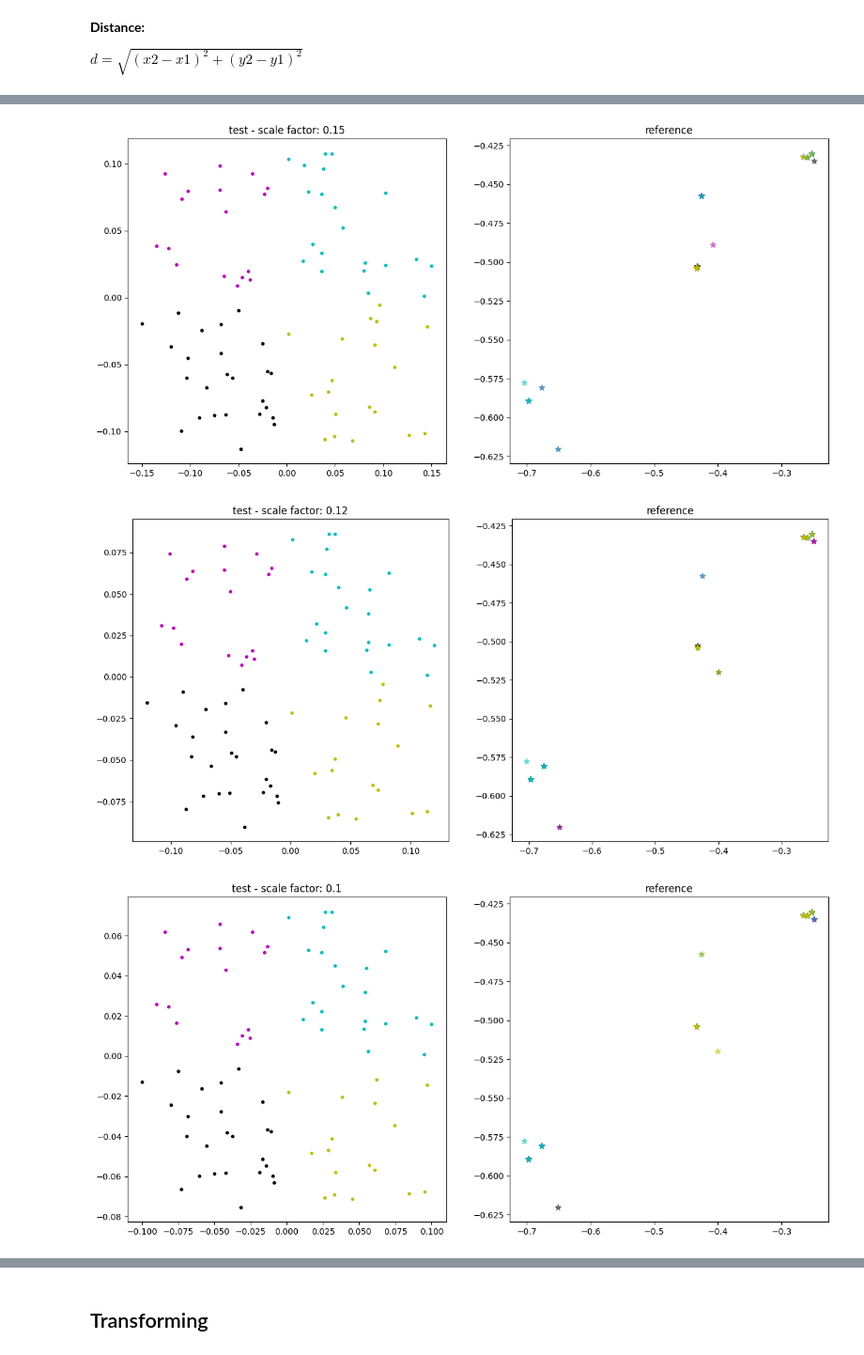
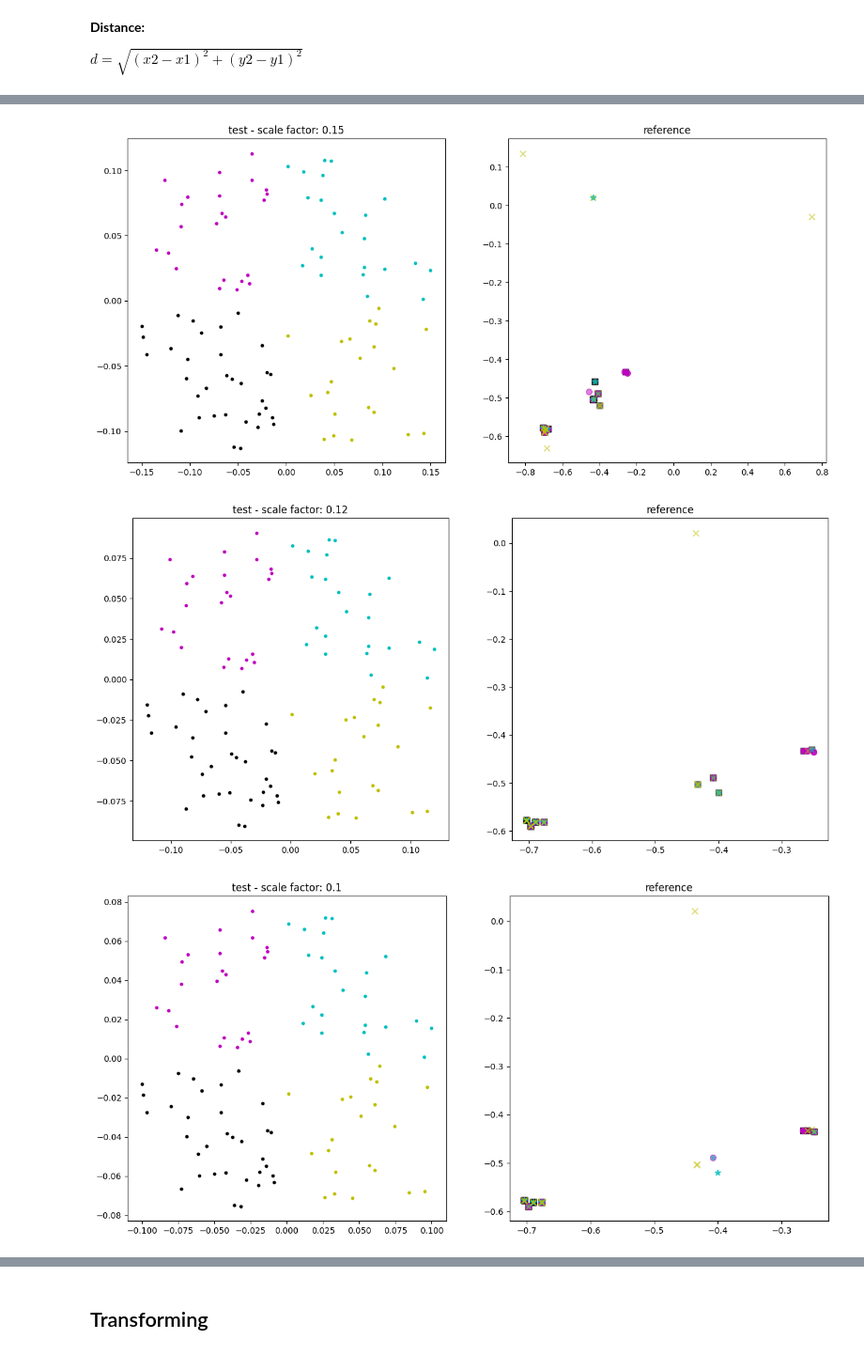
Before and after one commit to emilycardwell/find-my-star, a Jupyter notebook: testing.ipynb, the cells around one changed output, grey strips where cells are left out. Shown at 94% size. Cells and saved outputs as stored; diff of their text form; code cells hidden in the pictures.

```diff
--- a/testing.ipynb
+++ b/testing.ipynb
@@ -725,45 +741,43 @@ for sf in [0.15, 0.12, 0.1, 0.05]:
 
     ref_mask1 = np.where((all_test[:, 0] < 0) & (all_test[:, 1] < 0))
     t1 = all_test[ref_mask1]
     r1 = all_ref[ref_mask1]
     m1 = mvmt_lines[ref_mask1]
 
     ref_mask2 = np.where((all_test[:, 0] < 0) & (all_test[:, 1] > 0))
     t2 = all_test[ref_mask2]
     r2 = all_ref[ref_mask2]
     m2 = mvmt_lines[ref_mask2]
 
     ref_mask3 = np.where((all_test[:, 0] > 0) & (all_test[:, 1] > 0))
     t3 = all_test[ref_mask3]
     r3 = all_ref[ref_mask3]
     m3 = mvmt_lines[ref_mask3]
 
     ref_mask4 = np.where((all_test[:, 0] > 0) & (all_test[:, 1] < 0))
     t4 = all_test[ref_mask4]
     r4 = all_ref[ref_mask4]
     m4 = mvmt_lines[ref_mask4]
 
     fig, ax = plt.subplots(1, 2, figsize=(15,7))
-    for i, (t, r, mmt, c) in enumerate(zip([t1, t2, t3, t4], [r1, r2, r3, r4], [m1, m2, m3, m4], ['k', 'm', 'c', 'y'])):
+    for i, (t, r, mmt, c, ms) in enumerate(zip([t1, t2, t3, t4], [r1, r2, r3, r4],
+                                           [m1, m2, m3, m4], ['k', 'm', 'c', 'y'],
+                                           ['s', 'o', '*', 'x'])):
 
-        d = np.abs(r - np.median(r))
-        mdev = np.median(d)
-        s = d/mdev if mdev else np.zeros(len(d))
-        rm = s<2
-        rm = [[False, False] if r.any() == False else [True, True] for r in rm]
-        rr = r[rm].reshape(-1, 2)
+        # d = np.abs(r - np.median(r))
+        # mdev = np.median(d)
+        # s = d/mdev if mdev else np.zeros(len(d))
+        # rm = s<2
+        # rm = [[False, False] if r.any() == False else [True, True] for r in rm]
+        # rr = r[rm].reshape(-1, 2)
 
         ax[0].scatter(t[:, 0], t[:, 1], c=c, s=10, marker='o')
         ax[0].set_title(f'test - scale factor: {sf}')
-        ax[1].scatter(rr[:, 0], rr[:, 1], c=c, s=50, marker='*', alpha=0.5)
+        ax[1].scatter(r[:, 0], r[:, 1], c=c, s=50, marker=ms, alpha=0.5)
         ax[1].set_title('reference')
 
-        # ax.set_xlim(-0.75, 0.25)
-        # ax.set_ylim(-0.75, 0.25)
-        # ax.set_aspect(1)
-
     plt.show()
 # %% [output]
-[figure, old version]
+[figure, new version]
-[figure, old version]
+[figure, new version]
-[figure, old version]
+[figure, new version]
```
Also changed, not shown: parts of 5 cells of this notebook.
